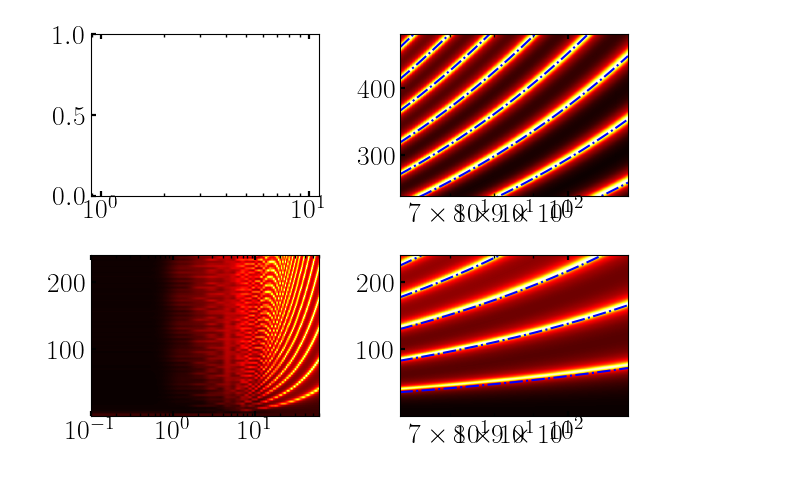
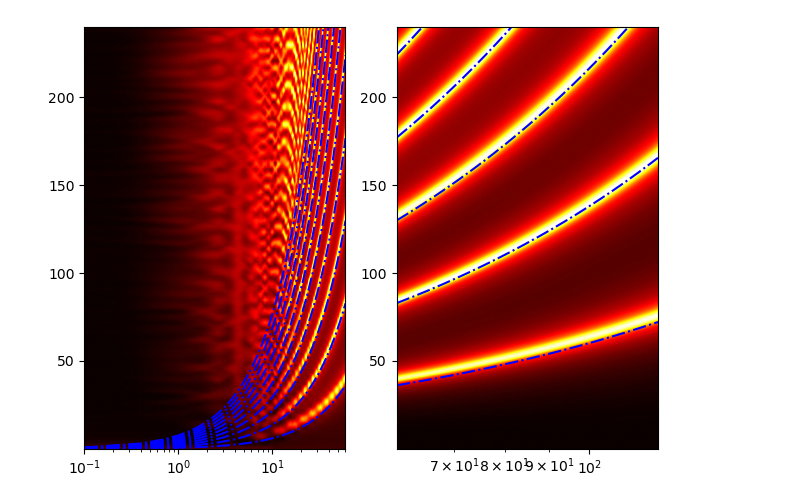
Before and after one commit to hariseldon99/periodic_lipkin, a Jupyter notebook: Reduced_IPR/LMG_whplane.ipynb, the cells around one changed output. Drawn from its saved outputs; the diff is of its cells as text; code cells hidden in the pictures.

```diff
--- a/Reduced_IPR/LMG_whplane.ipynb
+++ b/Reduced_IPR/LMG_whplane.ipynb
@@ -163,79 +154,67 @@ import matplotlib.pyplot as plt
 from mpl_toolkits.mplot3d import axes3d
 from scipy.special import jn_zeros
 from matplotlib.colors import LogNorm
+from scipy.interpolate import CloughTocher2DInterpolator as interp2d
 
-fig, axs = plt.subplots(2, 2, tight_layout=True)
+fig, axs = plt.subplots(1, 2, tight_layout=True)
 
 for ax in axs.flatten():
     ax.set_xscale('log')
 
-with h5py.File("../wh_space/ipr_avg_ll.hdf5", "r") as f:
-    ax_ll = axs[1,0]
+slopes = jn_zeros(0,10)/4
+
+print("Starting ...")
+ax_ll = axs[0]
+with h5py.File("ipr_avg_ll.hdf5", "r") as f:
     iprz_ll = np.array(f["ipr_avg"])
-    X_ll,Y_ll,Z_ll = iprz_ll[:,0], iprz_ll[:,1], iprz_ll[:,2]
-    w_in, w_fin = np.amin(X_ll),np.amax(X_ll)
-    h_in, h_fin = np.amin(Y_ll),np.amax(Y_ll)
 
-    nsteps_fine = X_ll.shape[0]
-    omegas_fine = np.linspace(w_in, w_fin, nsteps_fine)
-    ampls_fine = np.linspace(h_in, h_fin, nsteps_fine)
+X_ll,Y_ll,Z_ll = iprz_ll[:,0], iprz_ll[:,1], iprz_ll[:,2]
+#lower left and lower right need to be the same size, so interpolate
+print("Now interpolating ll , please wait ...")
+interpolant = interp2d(list(zip(X_ll, Y_ll)),Z_ll)
+print("Done")
 
-    slopes = jn_zeros(0,10)/4
-
-    #for slope in slopes:
-    #    ax_ll.plot(omegas_fine, omegas_fine*slope,'b-.')
-
-    N = int(len(Z_ll)**.5)
-    z = Z_ll.reshape(N, N)
-    z_ll = z[::-1]
-    ax_ll.imshow(z_ll, extent=(w_in, w_fin, h_in, h_fin),cmap='hot', aspect = 'auto')
-
-with h5py.File("../wh_space/ipr_avg_lr.hdf5", "r") as f:
-    ax_lr = axs[1,1]
+ax_lr = axs[1]
+with h5py.File("ipr_avg_lr.hdf5", "r") as f:
     iprz_lr = np.array(f["ipr_avg"])
 
-    X_lr,Y_lr,Z_lr = iprz_lr[:,0], iprz_lr[:,1], iprz_lr[:,2]
-    w_in, w_fin = np.amin(X_lr),np.amax(X_lr)
-    h_in, h_fin = np.amin(Y_lr),np.amax(Y_lr)
+X_lr,Y_lr,Z_lr = iprz_lr[:,0], iprz_lr[:,1], iprz_lr[:,2]
+w_in, w_fin = np.amin(X_lr),np.amax(X_lr)
+h_in, h_fin = np.amin(Y_lr),np.amax(Y_lr)
 
-    nsteps_fine = X_lr.shape[0]
-    omegas_fine = np.linspace(w_in, w_fin, nsteps_fine)
-    ampls_fine = np.linspace(h_in, h_fin, nsteps_fine)
+nsteps_fine = X_lr.shape[0]
+omegas_fine = np.linspace(w_in, w_fin, nsteps_fine)
+ampls_fine = np.linspace(h_in, h_fin, nsteps_fine)
 
-    slopes = jn_zeros(0,10)/4
+for slope in slopes:
+    ax_lr.plot(omegas_fine, omegas_fine*slope,'b-.')
 
-    for slope in slopes:
-        ax_lr.plot(omegas_fine, omegas_fine*slope,'b-.')
+N = int(len(Z_lr)**.5)
+z = Z_lr.reshape(N, N)
+Z_lr = z[::-1]
+ax_lr.imshow(Z_lr, extent=(w_in, w_fin, h_in, h_fin),cmap='hot', aspect = 'auto',interpolation='spline16')
 
-    N = int(len(Z_lr)**.5)
-    z = Z_lr.reshape(N, N)
-    z_lr = z[::-1]
-    ax_lr.imshow(z_lr, extent=(w_in, w_fin, h_in, h_fin),cmap='hot', aspect = 'auto')
+print("Now sampling ll interpolant, please wait ...")
 
-with h5py.File("../wh_space/ipr_avg_ur.hdf5", "r") as f:
-    ax_ur = axs[0,1]
-    iprz_ur = np.array(f["ipr_avg"])
-    X_ur,Y_ur,Z_ur = iprz_ur[:,0], iprz_ur[:,1], iprz_ur[:,2]
-    w_in, w_fin = np.amin(X_ur),np.amax(X_ur)
-    h_in, h_fin = np.amin(Y_ur),np.amax(Y_ur)
+#lower left and lower right need to be the same size, so sample interpolant
+X_ll = np.linspace(np.amin(X_ll), np.amax(X_ll),N)
+nsteps_fine = X_ll.shape[0]
+Y_ll = np.linspace(np.amin(Y_ll), np.amax(Y_ll),N)
+X_ll,Y_ll = np.meshgrid(X_ll, Y_ll)
+z_ll = interpolant(X_ll,Y_ll)
 
-    nsteps_fine = X_ur.shape[0]
-    omegas_fine = np.linspace(w_in, w_fin, nsteps_fine)
-    ampls_fine = np.linspace(h_in, h_fin, nsteps_fine)
+w_in, w_fin = np.amin(X_ll),np.amax(X_ll)
+h_in, h_fin = np.amin(Y_ll),np.amax(Y_ll)
 
-    slopes = jn_zeros(0,10)/4
+omegas_fine = np.linspace(w_in, w_fin, nsteps_fine)
+ampls_fine = np.linspace(h_in, h_fin, nsteps_fine)
 
-    for slope in slopes:
-        ax_ur.plot(omegas_fine, omegas_fine*slope,'b-.')
+Z_ll=z_ll[::-1]
+for slope in slopes:
+    ax_ll.plot(omegas_fine, omegas_fine*slope,'b-.')
+ax_ll.imshow(Z_ll, extent=(w_in, w_fin, h_in, h_fin),cmap='hot', aspect = 'auto', interpolation='spline16')
 
-    N = int(len(Z_ur)**.5)
-    z = Z_ur.reshape(N, N)
-    z_ur = z[::-1]
-    ax_ur.imshow(z_ur, extent=(w_in, w_fin, h_in, h_fin),cmap='hot', aspect = 'auto')
+print("Done")
 
-
-
-
-#plt.colorbar()
 plt.show()
 # %% [output]
@@ -242 +226 @@ plt.show()
-[figure, old version]
+[figure, new version]
```
Also changed, not shown: parts of 7 cells of this notebook, 4 other files.
